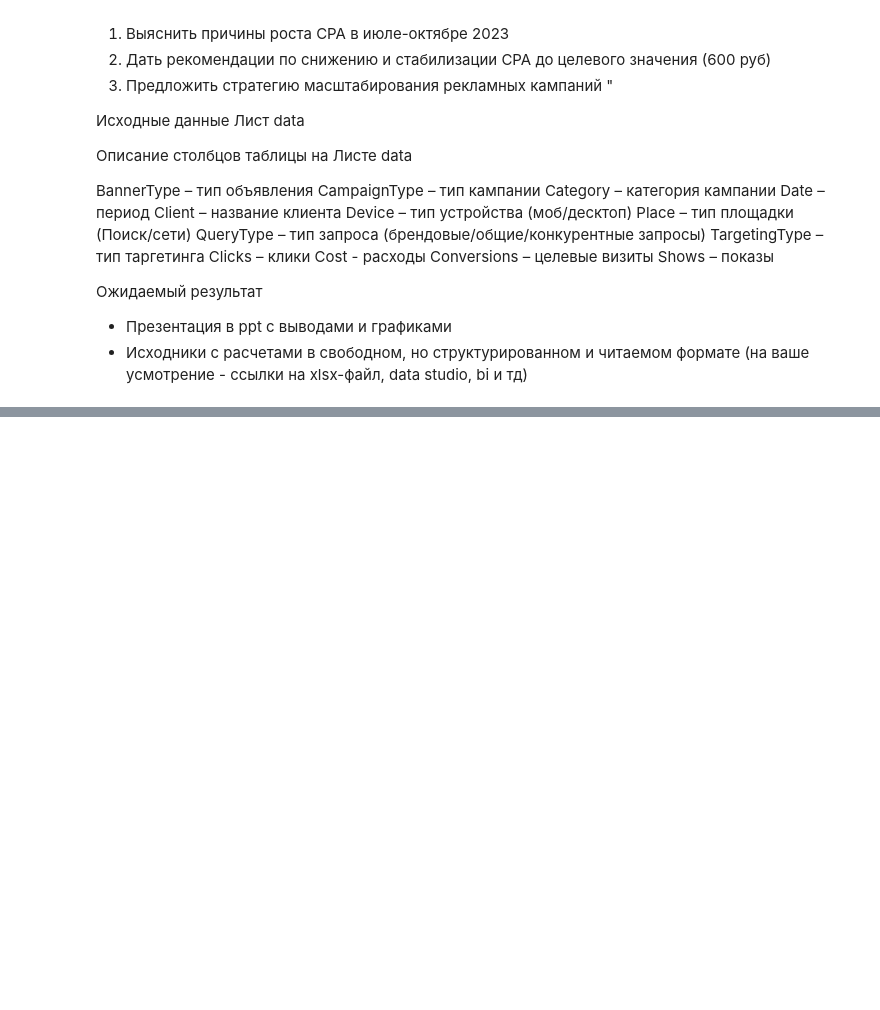
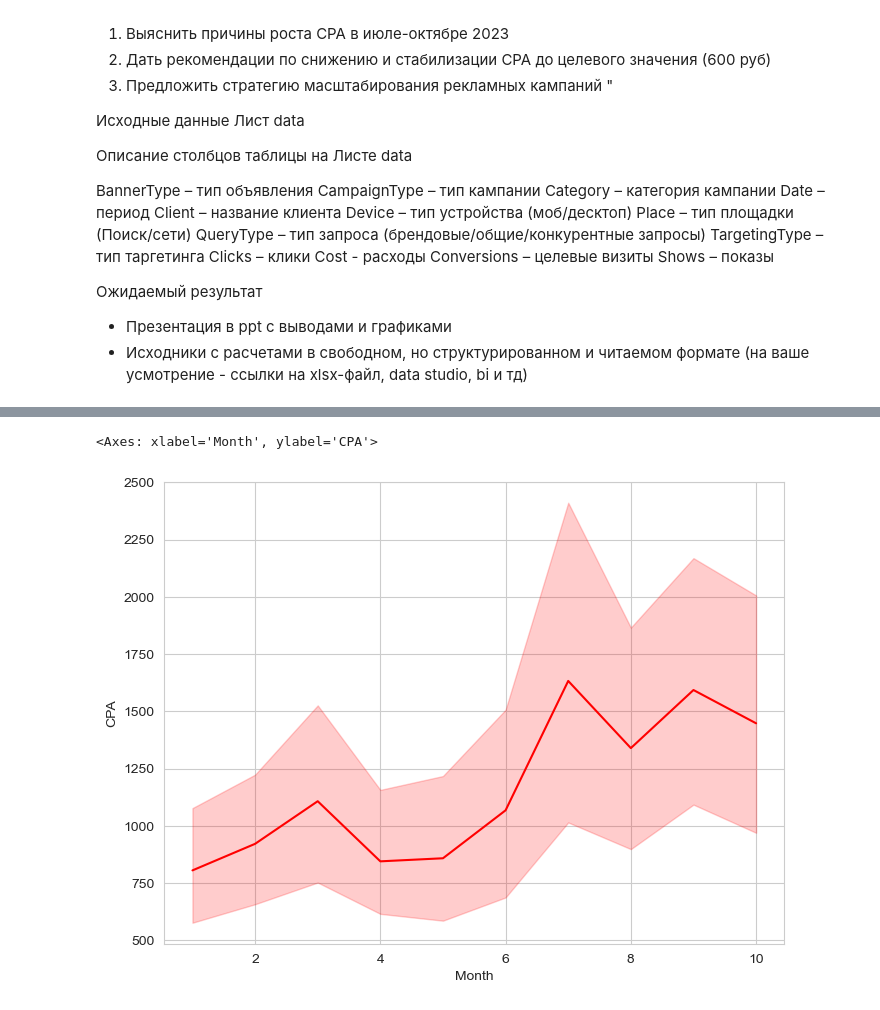
Before and after one commit to Kugo131/Yandex_ad, a Jupyter notebook: Yandex_code.ipynb, the cells around one changed output, grey strips where cells are left out. Saved outputs shown, nothing was run; the diff lists cells and outputs as text; code cells hidden in the pictures; blank space fills up the shorter version.

```diff
--- a/Yandex_code.ipynb
+++ b/Yandex_code.ipynb
@@ -73,3 +69,0 @@ df_kolok = df_kolok[(df_kolok.Cost > 0) & (df_kolok.Conversions > 0)]
-# %%
-df_kolok['CPA'] = df_kolok['Cost'] / df_kolok['Conversions']
-df_kolok.head()
@@ -87,0 +70,33 @@ See the caveats in the documentation: https://pandas.pydata.org/pandas-docs/stab
+# %%
+def calculate_cpa(cost, conversions):
+    if conversions == 0:
+        return 0
+    elif cost == 0:
+        return 0
+    return cost / conversions
+
+def calculate_ctr(clicks, shows):
+    if shows == 0:
+        return 0
+    elif clicks == 0:
+        return 0
+    return (clicks / shows) * 100
+
+def calculate_cpc(cost, clicks):
+    if clicks == 0:
+        return 0
+    elif cost == 0:
+        return 0
+    return cost / clicks
+
+def calculate_cr(conversions, clicks):
+    if clicks == 0:
+        return 0
+    elif conversions == 0:
+        return 0
+    return (conversions / clicks) * 100  # Умножаем на 100 для получения процентов
+# %%
+df_kolok['CPA'] = df_kolok.apply(lambda row: calculate_cpa(row['Cost'], row['Conversions']), axis=1)
+df_kolok['CTR'] = df_kolok.apply(lambda row: calculate_ctr(row['Clicks'], row['Shows']), axis=1)
+df_kolok['CPC'] = df_kolok.apply(lambda row: calculate_cpc(row['Cost'], row['Clicks']), axis=1)
+df_kolok.head()
@@ -92,0 +131,4 @@ average_cpa
+# %%
+#Добавляем колонка ме
+df_kolok['Month'] = pd.DatetimeIndex(df_kolok['Date']).month
+df_kolok
@@ -92,0 +154,8 @@ average_cpa
+# %%
+#Строим график
+plt.figure(figsize=(8, 6))
+sns.set_style("whitegrid")
+sns.lineplot(data = df_kolok[df_kolok['CPA'] > 0], x="Month", y="CPA", color='red')
+# %% [output]
+<Axes: xlabel='Month', ylabel='CPA'>
+[figure, added]
```
Also changed, not shown: parts of 10 cells of this notebook.
